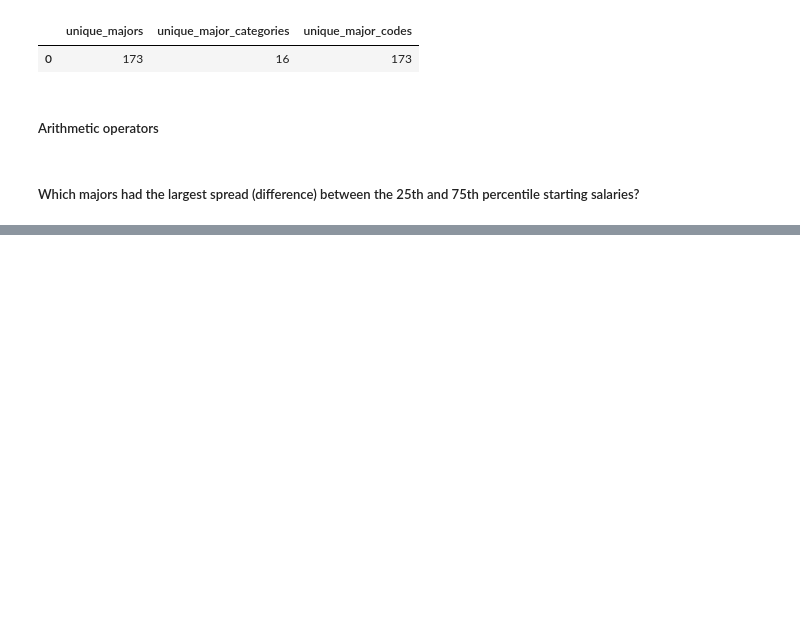
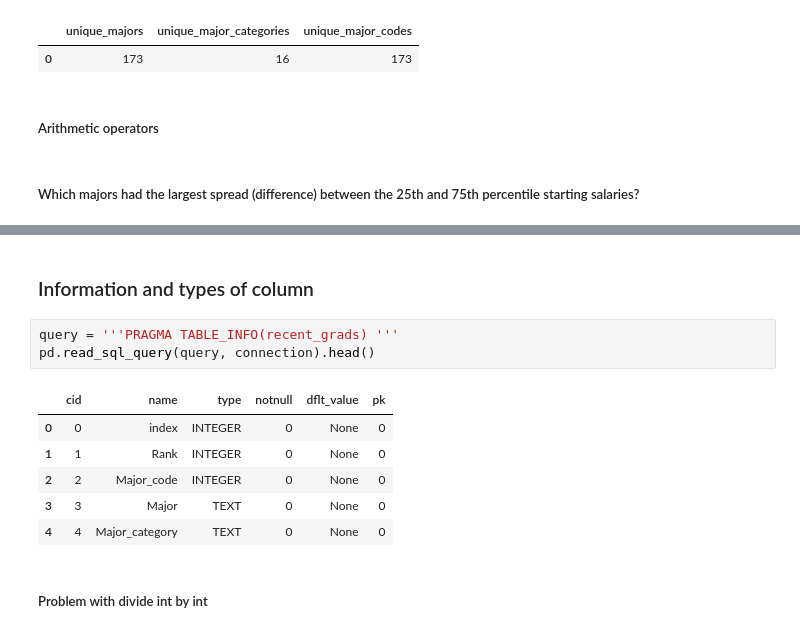
Before and after one commit to Ysbail/MiniProjects, a Jupyter notebook: SQL/SQL_jobs.ipynb, the cells around one changed output, grey strips where cells are left out. Cells and saved outputs as stored; diff of their text form; blank space fills up the shorter version.

```diff
--- a/SQL/SQL_jobs.ipynb
+++ b/SQL/SQL_jobs.ipynb
@@ -256,0 +477,14 @@ pd.read_sql_query(query, connection)
+# %% [markdown]
+### Information and types of column
+# %%
+query = '''PRAGMA TABLE_INFO(recent_grads) '''
+pd.read_sql_query(query, connection).head()
+# %% [output]
+|  | cid | name | type | notnull | dflt_value | pk |
+| 0 | 0 | index | INTEGER | 0 | None | 0 |
+| 1 | 1 | Rank | INTEGER | 0 | None | 0 |
+| 2 | 2 | Major_code | INTEGER | 0 | None | 0 |
+| 3 | 3 | Major | TEXT | 0 | None | 0 |
+| 4 | 4 | Major_category | TEXT | 0 | None | 0 |
+# %% [markdown]
+##### Problem with divide int by int
```
Also changed, not shown: parts of 56 cells of this notebook.
